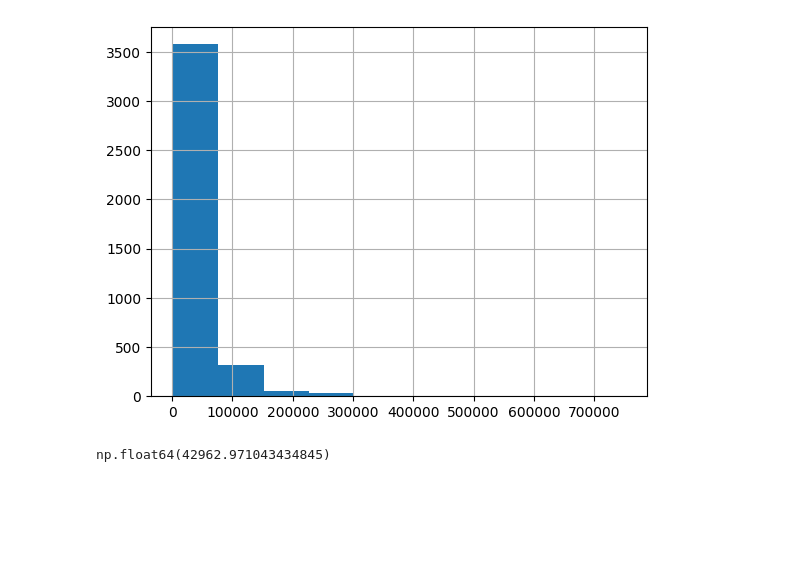
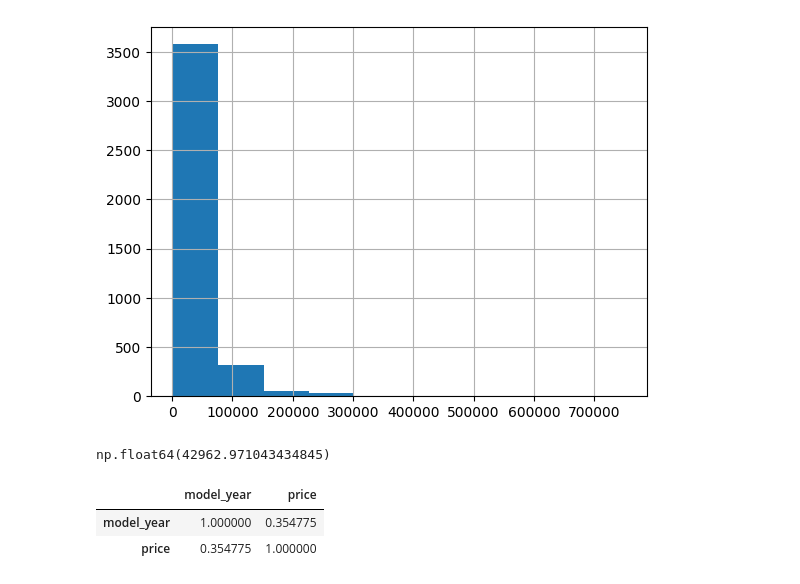
Before and after one commit to anupambayen2/Pytorch_Learning, a Jupyter notebook: Master_Pytorch/Jennis_Seemann_Course/Day-3-4/Car_Price/first_steps.ipynb, the cells around one changed output. Drawn from its saved outputs; the diff is of its cells as text; code cells hidden in the pictures; blank space fills up the shorter version.

```diff
--- a/Master_Pytorch/Jennis_Seemann_Course/Day-3-4/Car_Price/first_steps.ipynb
+++ b/Master_Pytorch/Jennis_Seemann_Course/Day-3-4/Car_Price/first_steps.ipynb
@@ -60,3 +60,9 @@ car_data["price"].hist()
 car_data["price"].mean()
 # %% [output]
 np.float64(42962.971043434845)
+# %%
+car_data[['model_year','price']].corr()
+# %% [output]
+|  | model_year | price |
+| model_year | 1.000000 | 0.354775 |
+| price | 0.354775 | 1.000000 |
```
Also changed, not shown: 2 other files.
